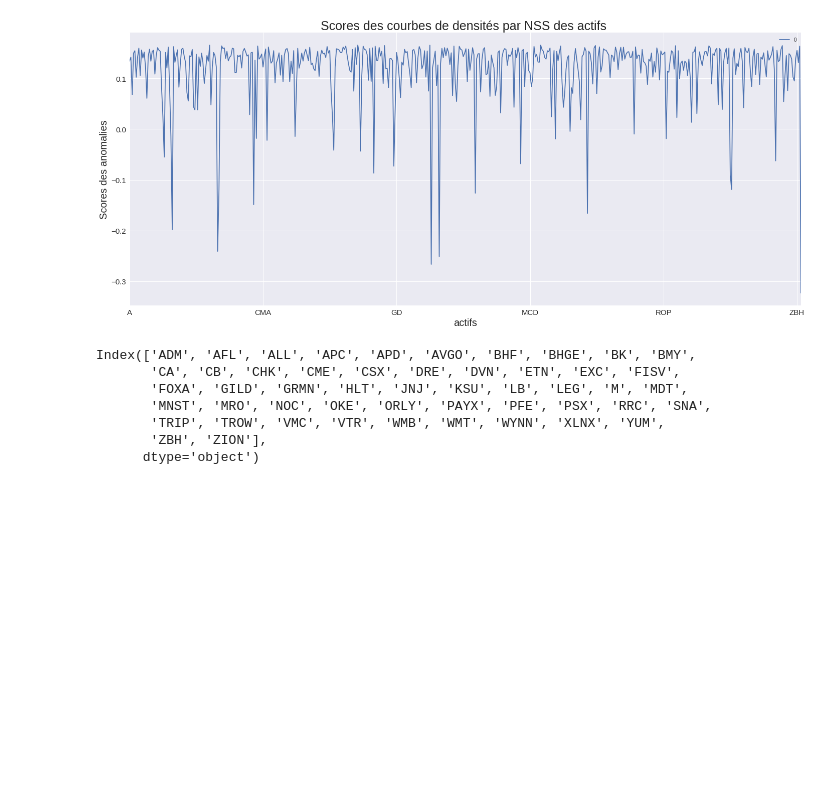
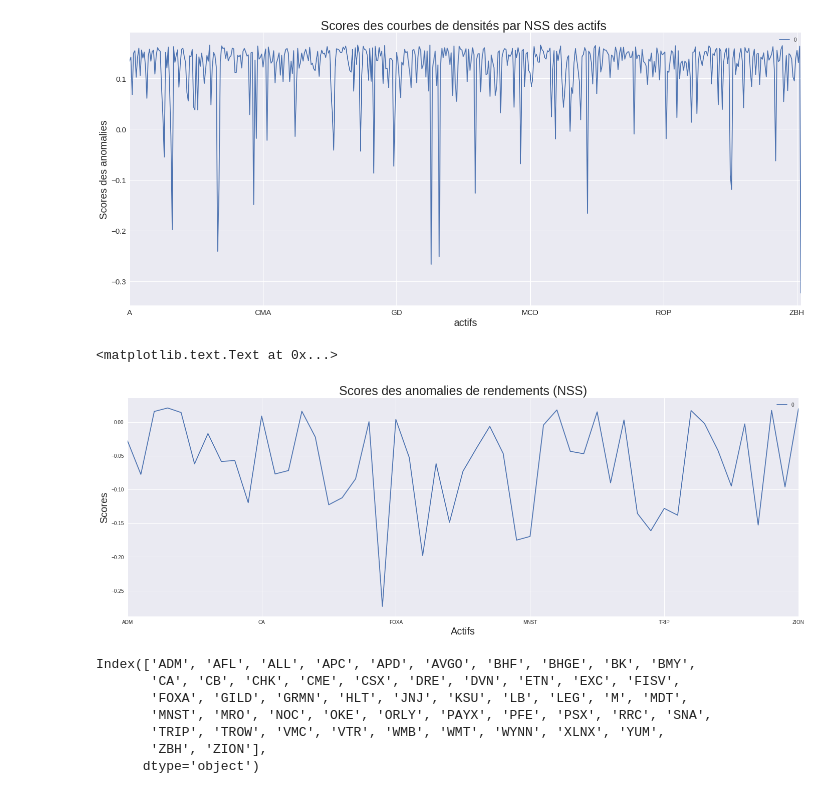
Before and after one commit to kevin0201/Isolation_Actifs, a Jupyter notebook: financial_data.ipynb, the cells around one changed output. Saved outputs shown, nothing was run; the diff lists cells and outputs as text; code cells hidden in the pictures; blank space fills up the shorter version.

```diff
--- a/financial_data.ipynb
+++ b/financial_data.ipynb
@@ -296,6 +301,15 @@ plt.xlabel("actifs",size=20)
 # %% [output]
 <matplotlib.text.Text at 0x...>
 [figure]
+# %%
+# le score des anomalies
+scores_pred4.loc[predictions4[predictions4==-1].dropna().transpose().columns,:].plot(figsize=(24,8))
+plt.ylabel("Scores", size=20)
+plt.title('Scores des anomalies de rendements (NSS)', size=25)
+plt.xlabel("Actifs",size=20)
+# %% [output]
+<matplotlib.text.Text at 0x...>
+[figure, added]
 # %%
 # Les anomalies prédites ou détectées par le modèle
 predictions4[predictions4==-1].dropna().transpose().columns
```
Also changed, not shown: parts of 4 cells of this notebook.
